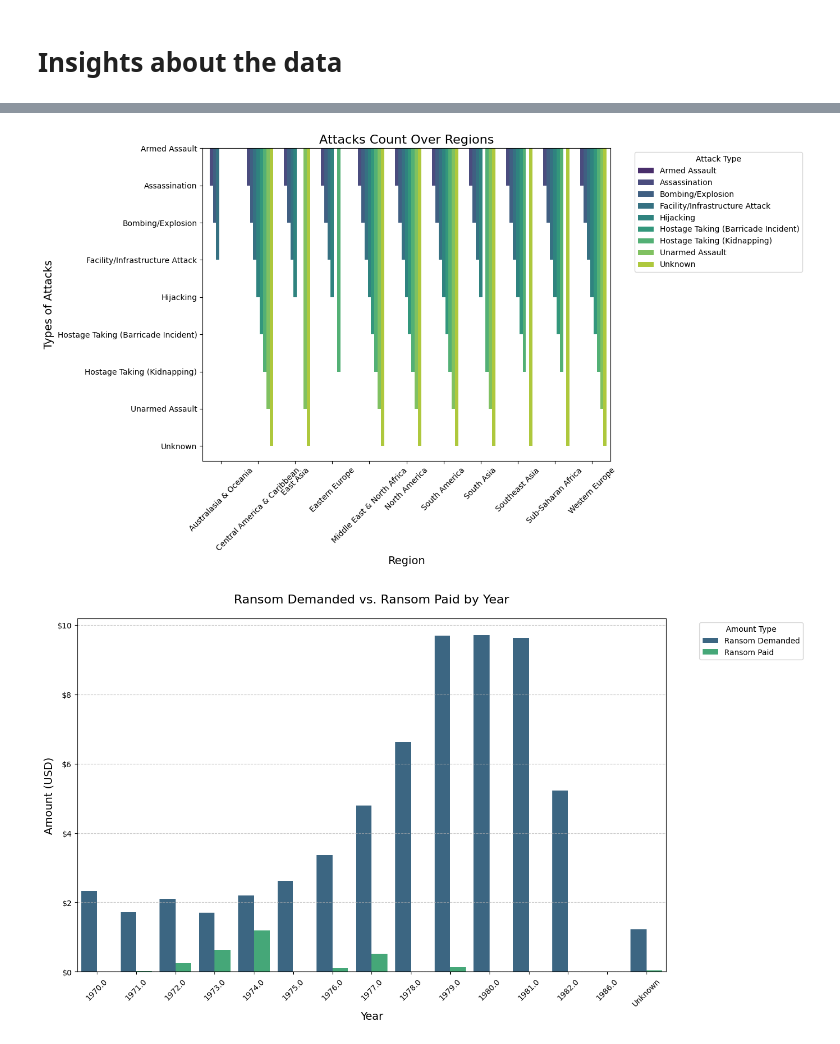
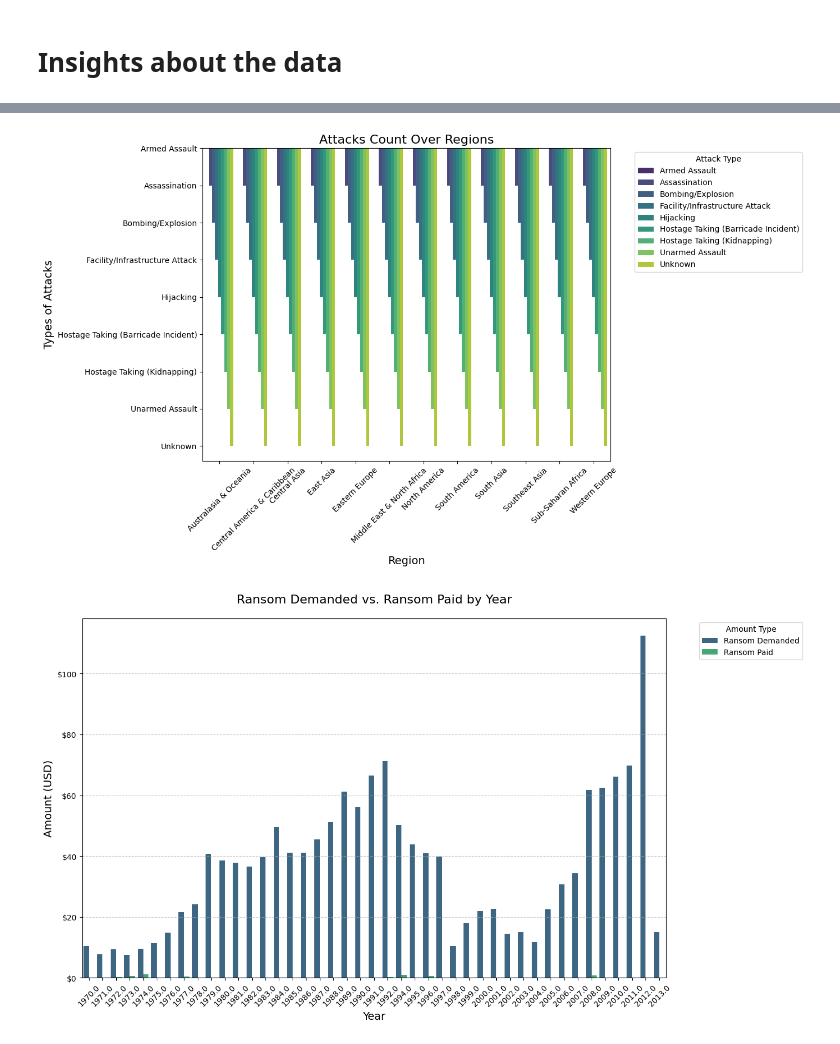
Before and after one commit to RubaEgbaria/Classification-Techniques, a Jupyter notebook: Classification_Techniques_data_preprocessing.ipynb, the cells around one changed output, grey strips where cells are left out. Cells and saved outputs as stored; diff of their text form; code cells hidden in the pictures.

```diff
--- a/Classification_Techniques_data_preprocessing.ipynb
+++ b/Classification_Techniques_data_preprocessing.ipynb
@@ -398,0 +393,36 @@ dataFrame = data.copy()
+# %%
+# remove outliers from numiric data using Interquartile Range (IQR)
+# specificity, perpsCount	perpsCapCount, compClaim	killCount	killTerCount	woundCount,
+	# woundTeCount, hostkidCount	hoursCount	daysCount releasedCount weaponsCount ransom
+
+numerical_cols = ['killCount', 'woundCount']
+
+Q1 = data[numerical_cols].quantile(0.25)
+Q3 = data[numerical_cols].quantile(0.75)
+IQR = Q3 - Q1
+
+lower_bound = Q1 - 2 * IQR
+upper_bound = Q3 + 2 * IQR
+
+lower_bound = lower_bound.clip(lower=0)
+
+print("Lower Bound:")
+print(lower_bound)
+print("\nUpper Bound:")
+print(upper_bound)
+
+print("filteredData")
+outlier_mask = (
+      (data[numerical_cols] < lower_bound) |
+      (data[numerical_cols] > upper_bound)
+).any(axis=1)
+
+filteredData = data[~outlier_mask]
+print(filteredData.shape)
+
+print("Original Data")
+print(data.shape)
+
+print(f"Removed {len(data) - len(filteredData)} outliers.")
+
+data = filteredData.copy()
@@ -398,0 +444,3 @@ dataFrame = data.copy()
+# %%
+# to bool compClaim
+data['compClaim'] = data['compClaim'].astype(bool)
@@ -499,41 +588,41 @@ plt.xticks(rotation=45)
 plt.tight_layout()
 plt.show()
 # %% [output]
-[figure, old version]
+[figure, new version]
 # %%
 
-dataFrame['year'] = pd.to_datetime(data['date']).dt.year
+data['year'] = pd.to_datetime(data['date']).dt.year
 
 ransomValSum = data.groupby('year')['ransomValue'].sum().dropna()
 ransomPaidSum = data.groupby('year')['ransomPaid'].sum().dropna()
 
 ransomFrame = pd.DataFrame({
     'Ransom Demanded': ransomValSum,
     'Ransom Paid': ransomPaidSum
 }).reset_index()
 
 ransomMelted = ransomFrame.melt(id_vars='year',
                               value_vars=['Ransom Demanded', 'Ransom Paid'],
                               var_name='Type',
                               value_name='Amount')
 
 plt.figure(figsize=(14, 8))
 ax = sns.barplot(x='year', y='Amount', hue='Type', data=ransomMelted, palette="viridis")
 
 plt.title('Ransom Demanded vs. Ransom Paid by Year', fontsize=16, pad=20)
 plt.xlabel('Year', fontsize=14)
 plt.ylabel('Amount (USD)', fontsize=14)
 plt.xticks(rotation=45)
 plt.grid(axis='y', linestyle='--', alpha=0.7)
 
 ax.yaxis.set_major_formatter('${x:,.0f}')
 
 plt.legend(title='Amount Type', bbox_to_anchor=(1.05, 1), loc='upper left')
 
 plt.tight_layout()
 plt.show()
 # %% [output]
-[figure, old version]
+[figure, new version]
 # %%
 # killCount	killTerCount hostkidCount plot
 
```
Also changed, not shown: parts of 21 cells of this notebook.
